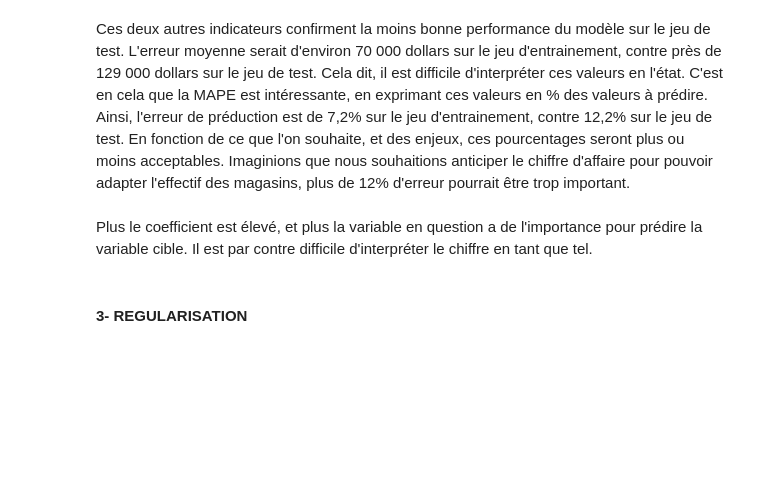
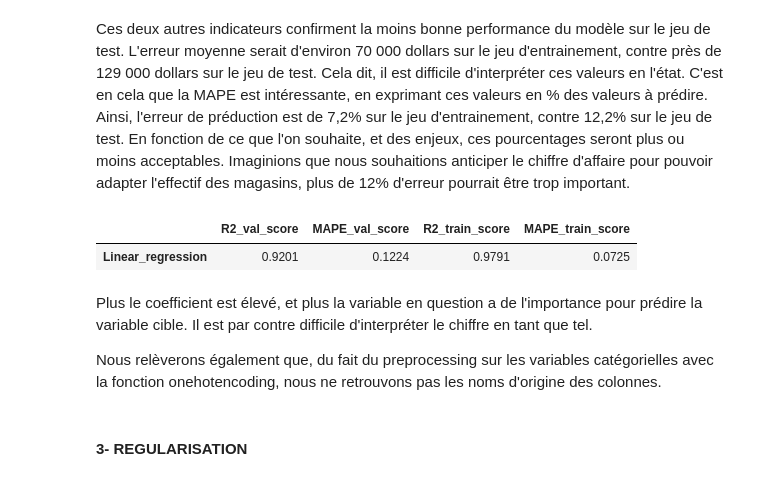
Before and after one commit to sdupland/bloc3_donn-es_structur-es, a Jupyter notebook: projet walmart/walmart_sndd.ipynb, the cells around one changed output. Saved outputs shown, nothing was run; the diff lists cells and outputs as text; code cells hidden in the pictures; blank space fills up the shorter version.

```diff
--- a/projet walmart/walmart_sndd.ipynb
+++ b/projet walmart/walmart_sndd.ipynb
@@ -375 +394,6 @@ En fonction de ce que l'on souhaite, et des enjeux, ces pourcentages seront plus
+# %%
+models_comparison
+# %% [output]
+|  | R2_val_score | MAPE_val_score | R2_train_score | MAPE_train_score |
+| Linear_regression | 0.9201 | 0.1224 | 0.9791 | 0.0725 |
 # %%
@@ -384,6 +419,8 @@ fig.update_layout(showlegend=False)
 # %% [markdown]
 Plus le coefficient est élevé, et plus la variable en question a de l'importance pour prédire la variable cible.
 Il est par contre difficile d'interpréter le chiffre en tant que tel.
+
+Nous relèverons également que, du fait du preprocessing sur les variables catégorielles avec la fonction onehotencoding, nous ne retrouvons pas les noms d'origine des colonnes.
 # %% [markdown]
 #### 3- REGULARISATION
 # %% [markdown]
```
Also changed, not shown: parts of 27 cells of this notebook.
